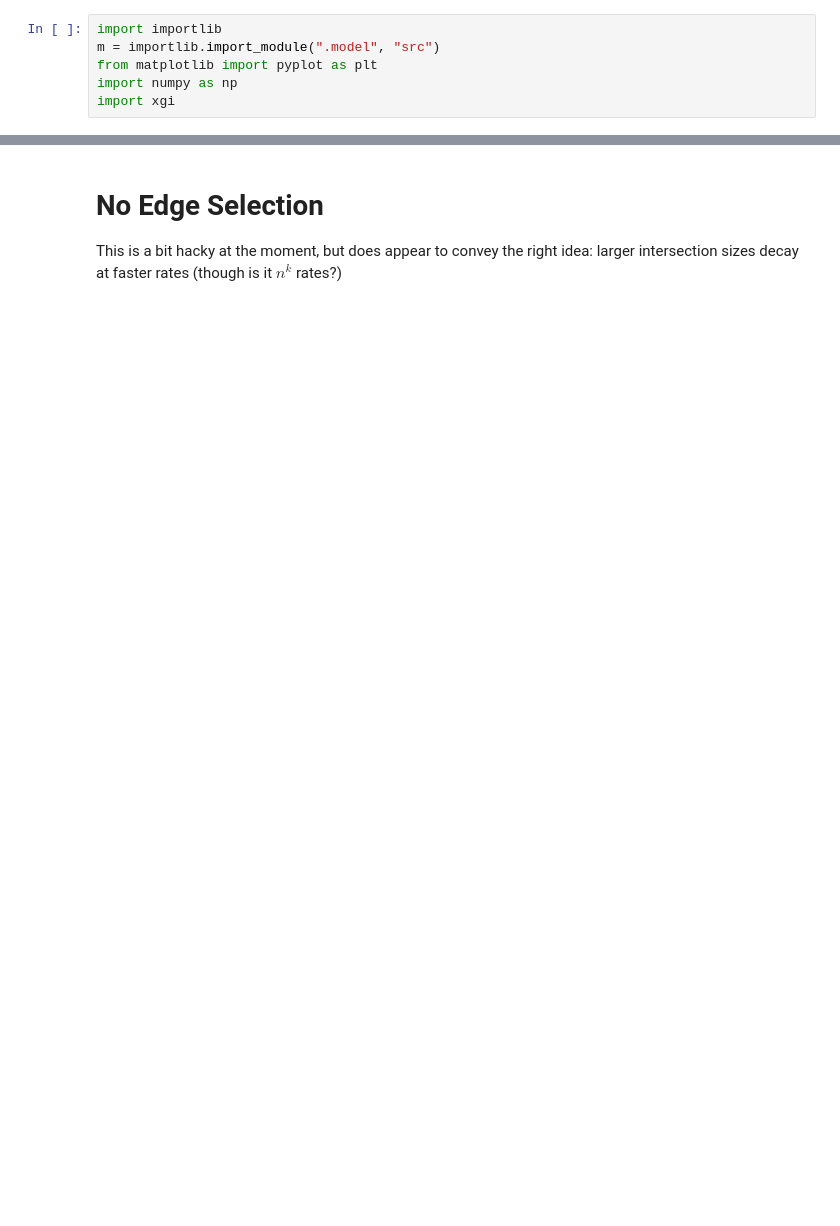
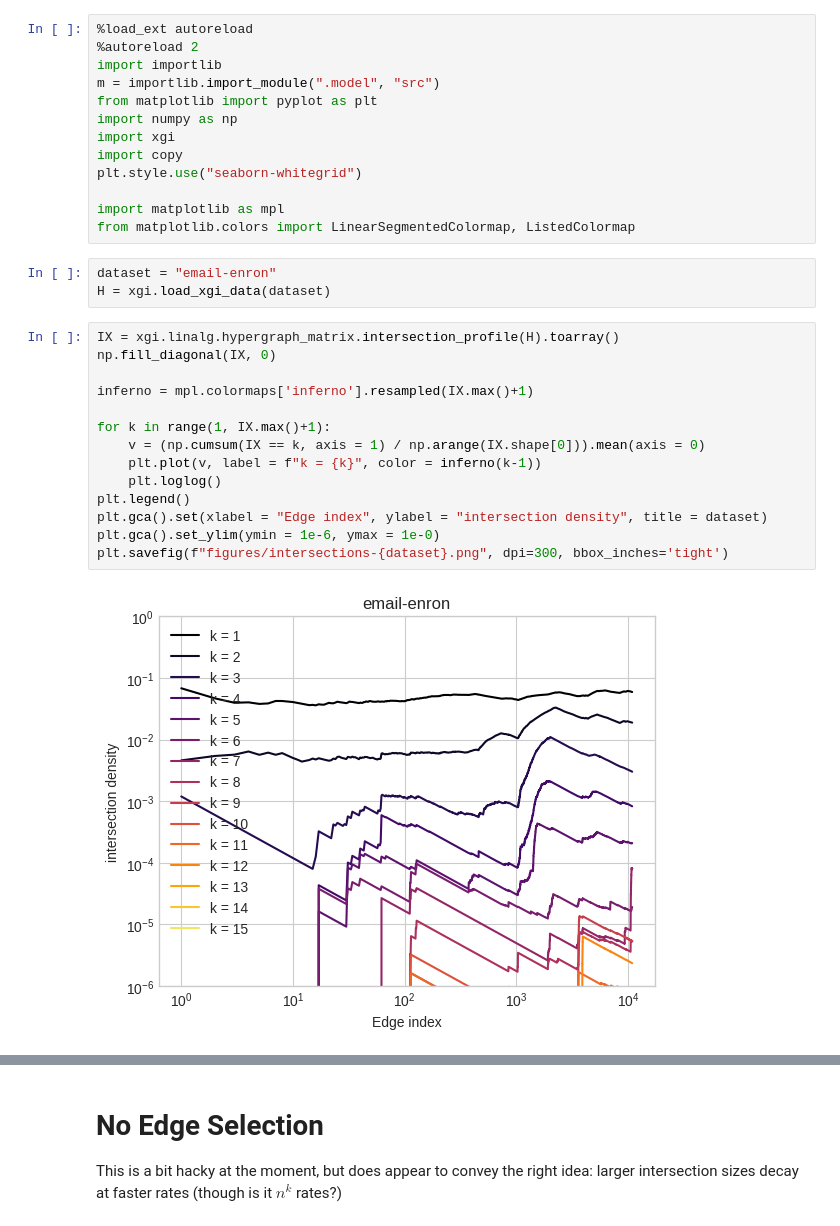
Before and after one commit to hexie1995/HyperGraph, a Jupyter notebook: code/edge-intersections.ipynb, the cells around one changed output, grey strips where cells are left out. Drawn from its saved outputs; the diff is of its cells as text; blank space fills up the shorter version.

```diff
--- a/code/edge-intersections.ipynb
+++ b/code/edge-intersections.ipynb
@@ -1,6 +1,32 @@
 # %%
+%load_ext autoreload
+%autoreload 2
 import importlib
 m = importlib.import_module(".model", "src")
 from matplotlib import pyplot as plt
 import numpy as np
 import xgi
+import copy
+plt.style.use("seaborn-whitegrid")
+
+import matplotlib as mpl
+from matplotlib.colors import LinearSegmentedColormap, ListedColormap
+# %%
+dataset = "email-enron"
+H = xgi.load_xgi_data(dataset)
+# %%
+IX = xgi.linalg.hypergraph_matrix.intersection_profile(H).toarray()
+np.fill_diagonal(IX, 0)
+
+inferno = mpl.colormaps['inferno'].resampled(IX.max()+1)
+
+for k in range(1, IX.max()+1):
+    v = (np.cumsum(IX == k, axis = 1) / np.arange(IX.shape[0])).mean(axis = 0)
+    plt.plot(v, label = f"k = {k}", color = inferno(k-1))
+    plt.loglog()
+plt.legend()
+plt.gca().set(xlabel = "Edge index", ylabel = "intersection density", title = dataset)
+plt.gca().set_ylim(ymin = 1e-6, ymax = 1e-0)
+plt.savefig(f"figures/intersections-{dataset}.png", dpi=300, bbox_inches='tight')
+# %% [output]
+[figure, added]
```
Also changed, not shown: parts of 13 cells of this notebook, 1 other file.
